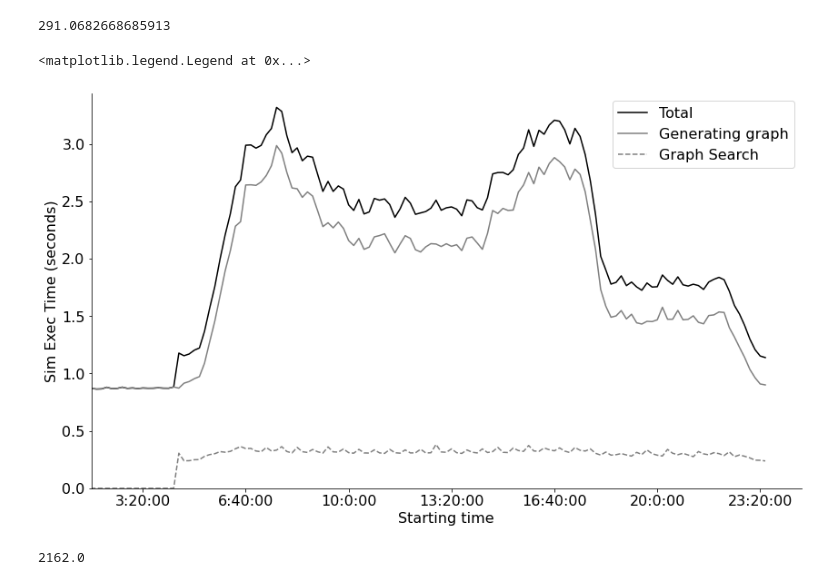
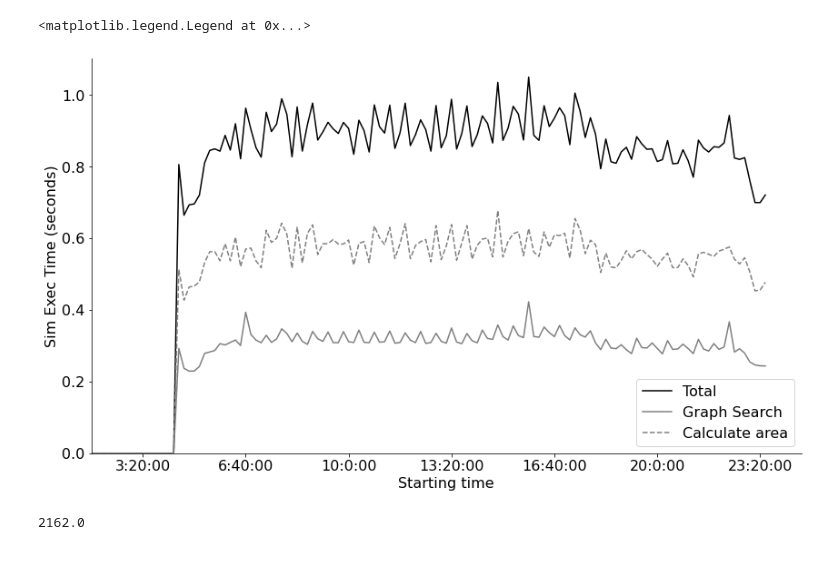
Before and after one commit to wisc-bus/simulator, a Jupyter notebook: perf.ipynb, the cells around one changed output. Drawn from its saved outputs; the diff is of its cells as text; code cells hidden in the pictures.

Commit message:
log steps in area calculation

```diff
--- a/perf.ipynb
+++ b/perf.ipynb
@@ -30,3 +30,14 @@ def every_time(interval, elapse_time):
         curr += interval
 
     return start_times
+# %%
+start_times = every_time(10, 30)
+for t in start_times:
+    print("---------------------------------------------------------")
+    # t0 = time.time()
+    busSim = BusSim(DATA_PATH, DAY, t, ELAPSE_TIME, AVG_WALKING_SPEED, MAX_WALKING_MIN)
+    t1 = time.time()
+    gdf = busSim.get_gdf(start_point=(43.073691, -89.387407))
+    t2 = time.time()
+    busSim.get_area(gdf)
+    t3 = time.time()
@@ -37,14 +67,17 @@ perf = pd.DataFrame()
 ts = time.time()
 for t in start_times:
     # print(t)
-    t0 = time.time()
+    # t0 = time.time()
     busSim = BusSim(DATA_PATH, DAY, t, ELAPSE_TIME, AVG_WALKING_SPEED, MAX_WALKING_MIN)
     t1 = time.time()
-    busSim.get_gdf(start_point=(43.073691, -89.387407))
+    gdf = busSim.get_gdf(start_point=(43.073691, -89.387407))
     t2 = time.time()
-    perf.loc[t, "graph-gen"] = t1 - t0
-    perf.loc[t, "gen-dataframe"] = t2 - t1
-    perf.loc[t, "total"] = t2 - t0
+    busSim.get_area(gdf)
+    t3 = time.time()
+    # perf.loc[t, "graph-gen"] = t1 - t0
+    perf.loc[t, "graph-search"] = t2 - t1
+    perf.loc[t, "calc-area"] = t3 - t2
+    perf.loc[t, "total"] = t3 - t1
     perf.loc[t, "nodes-num"] = len(busSim.graph.nodes)
 
 te = time.time()
@@ -62,22 +99,18 @@ perf
-# %%
-te - ts #was 340.2730429172516
-# %% [output]
-291.0682668685913
 # %%
 plt.rcParams["font.size"] = 16
 
 fig, ax = plt.subplots(figsize=(14,8))
 perf["total"].plot.line(ax=ax, label="Total", color="k", xlim=10, ylim=0)
-perf["graph-gen"].plot.line(ax=ax, label="Generating graph", color="0.5")
-perf["gen-dataframe"].plot.line(ax=ax, label="Graph Search", color="0.5", linestyle="--")
+perf["graph-search"].plot.line(ax=ax, label="Graph Search", color="0.5")
+perf["calc-area"].plot.line(ax=ax, label="Calculate area", color="0.5", linestyle="--")
 ax.set_xlabel("Starting time")
 ax.set_ylabel("Sim Exec Time (seconds)")
 ax.spines["right"].set_visible(False)
 ax.spines["top"].set_visible(False)
 ax.legend()
 # %% [output]
 <matplotlib.legend.Legend at 0x...>
-[figure, old version]
+[figure, new version]
 # %%
 fig, ax = plt.subplots(figsize=(14,8))
 perf["nodes-num"].plot.line(ax=ax, label="nodes number", color="k", xlim=10, ylim=0)
```
Also changed, not shown: parts of 9 cells of this notebook, 1 other file.
